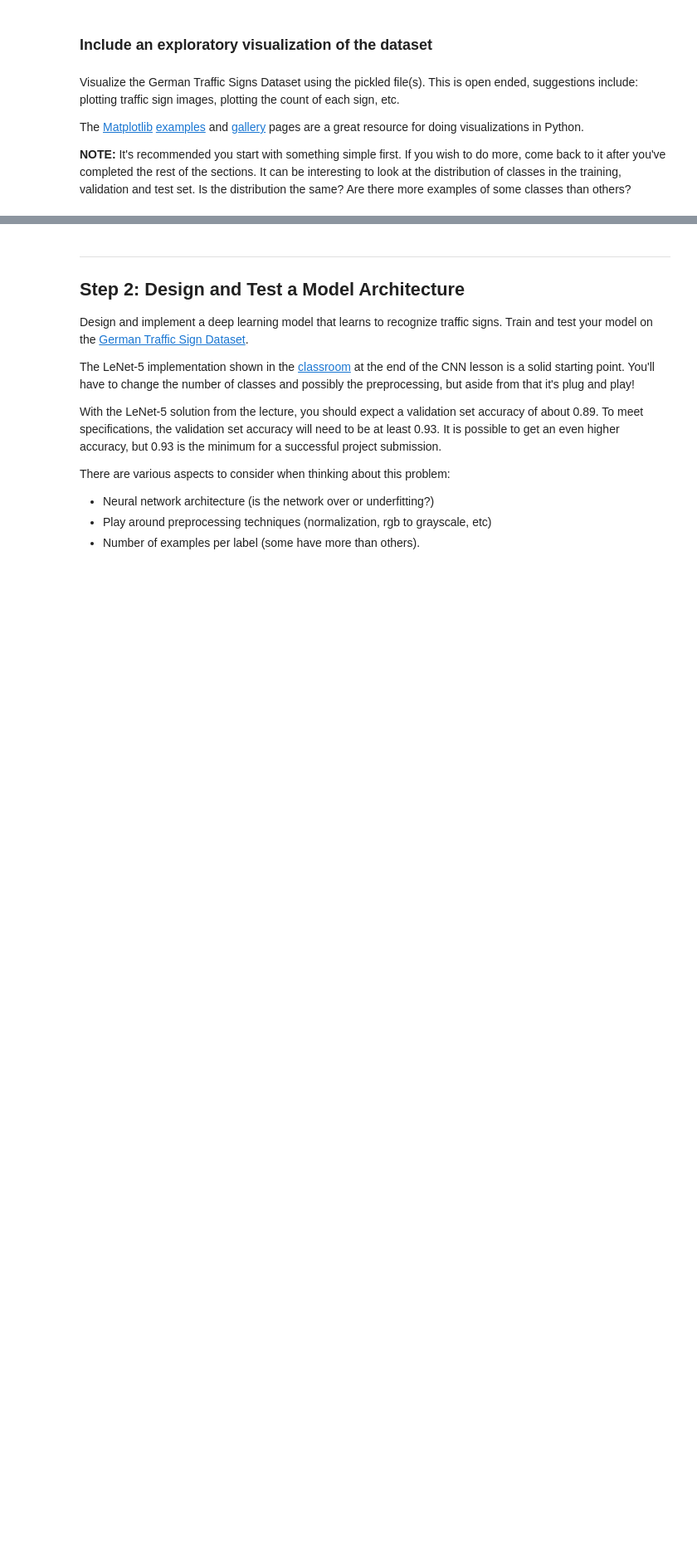
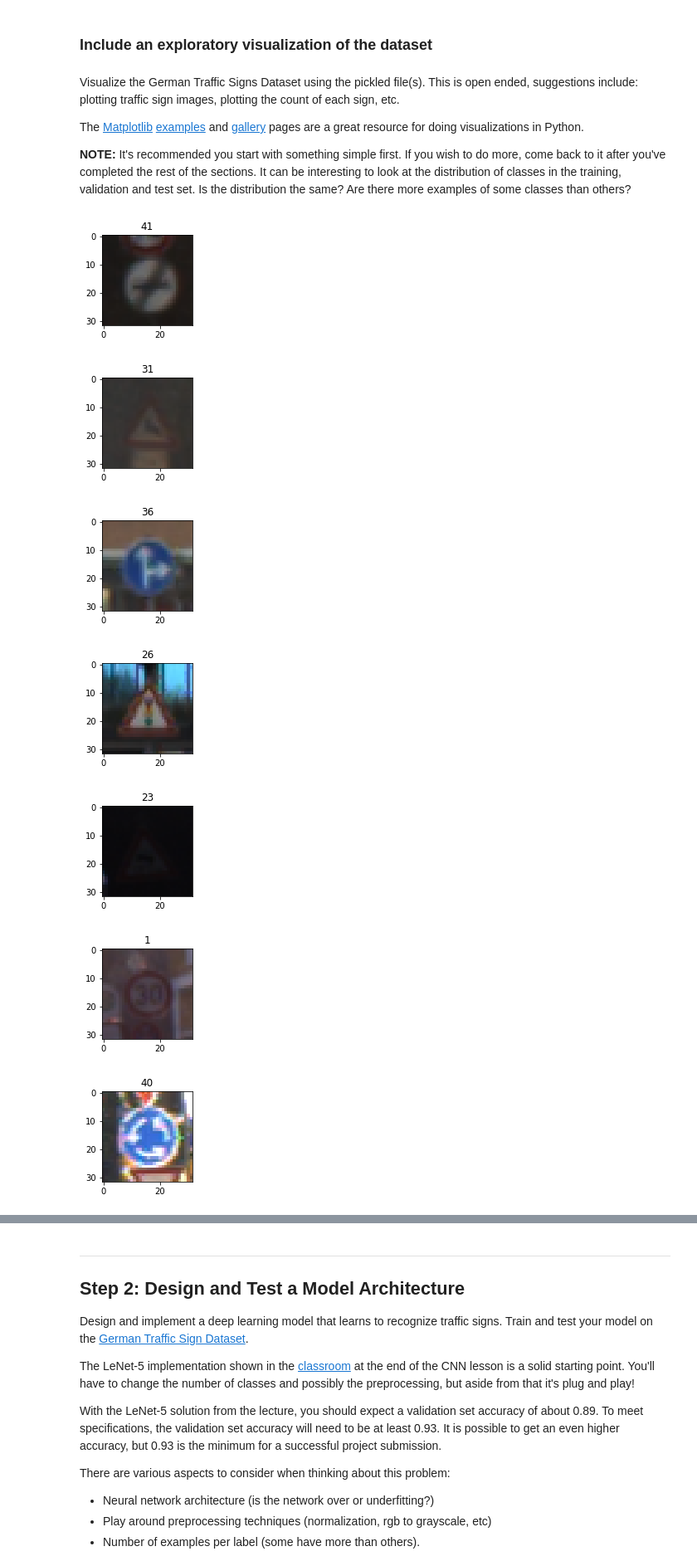
Before and after one commit to HenriHeinonen/CarND-Traffic-Sign-Classifier-Project, a Jupyter notebook: Traffic_Sign_Classifier.ipynb, the cells around one changed output, grey strips where cells are left out. Shown: that part at 83% size. Saved outputs shown, nothing was run; the diff lists cells and outputs as text; code cells hidden in the pictures; blank space fills up the shorter version.

Commit message:
Increased the traffic sign image size.

```diff
--- a/Traffic_Sign_Classifier.ipynb
+++ b/Traffic_Sign_Classifier.ipynb
@@ -128,19 +128,27 @@ The [Matplotlib](http://matplotlib.org/) [examples](http://matplotlib.org/exampl
 # %%
 ### Data exploration visualization code goes here.
 ### Feel free to use as many code cells as needed.
 import matplotlib.pyplot as plt
 # Visualizations will be shown in the notebook.
 %matplotlib inline
 
 muisti = []
 for i in range(0, len(X_train)):
 #for i in range(1000, 1005):
   if (y_train[i] not in muisti):
     image = X_train[i].squeeze()
-    plt.figure(figsize=(1,1))
+    #plt.figure(figsize=(1,1))
+    plt.figure(figsize=(2,2))
     plt.title(y_train[i])
     plt.imshow(image, cmap="gray")
-    plt.close()
-    print(y_train[i])
+    #plt.close()
+    #print(y_train[i])
     muisti.append(y_train[i])
 # %% [output]
+[figure, added]
+[figure, added]
+[figure, added]
+[figure, added]
+[figure, added]
+[figure, added]
+[figure, added]
```
Also changed, not shown: parts of 1 cell of this notebook.
